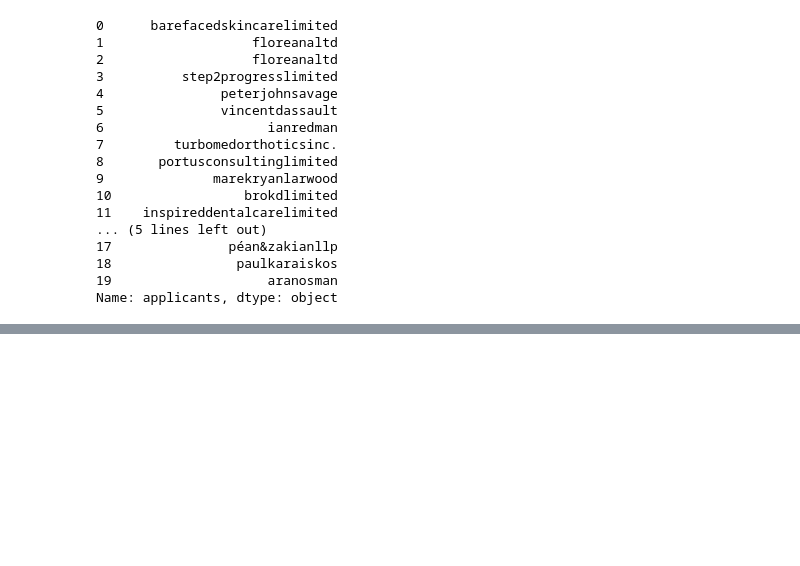
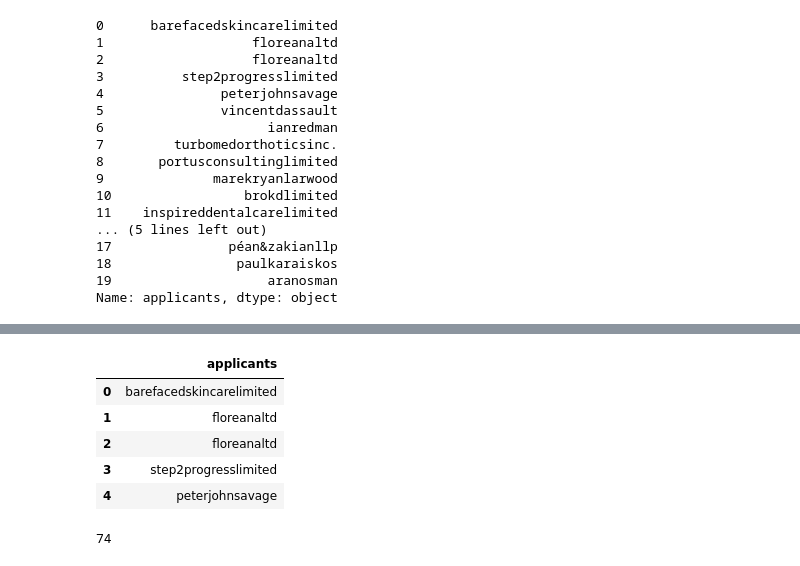
Before and after one commit to JasnaJejcic/training, a Jupyter notebook: s2ds_python/exploratory.ipynb, the cells around one changed output, grey strips where cells are left out. Drawn from its saved outputs; the diff is of its cells as text; code cells hidden in the pictures; blank space fills up the shorter version.

```diff
--- a/s2ds_python/exploratory.ipynb
+++ b/s2ds_python/exploratory.ipynb
@@ -701,0 +734,9 @@
+# %%
+trademarks[['applicants']].applymap(normalise).head()
+# %% [output]
+|  | applicants |
+| 0 | barefacedskincarelimited |
+| 1 | floreanaltd |
+| 2 | floreanaltd |
+| 3 | step2progresslimited |
+| 4 | peterjohnsavage |
@@ -701,0 +746,9 @@
+# %%
+# Lets go ahead and do an inner merge to work see what thats done to our match rate
+pd.merge(trademarks,
+         df[['norm_CompanyName']],
+         how='inner',
+         left_on='norm_Applicant',
+         right_on='norm_CompanyName').shape[0]
+# %% [output]
+74
```
Also changed, not shown: parts of 5 cells of this notebook.
